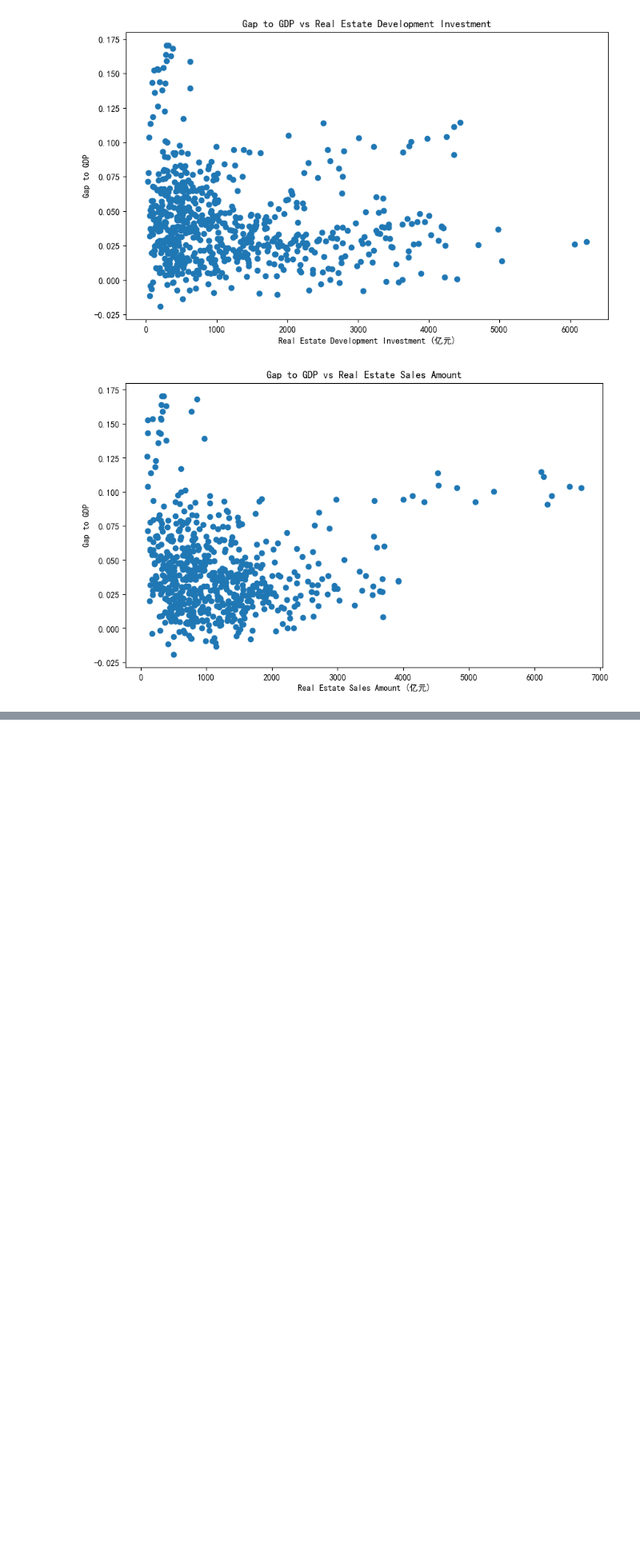
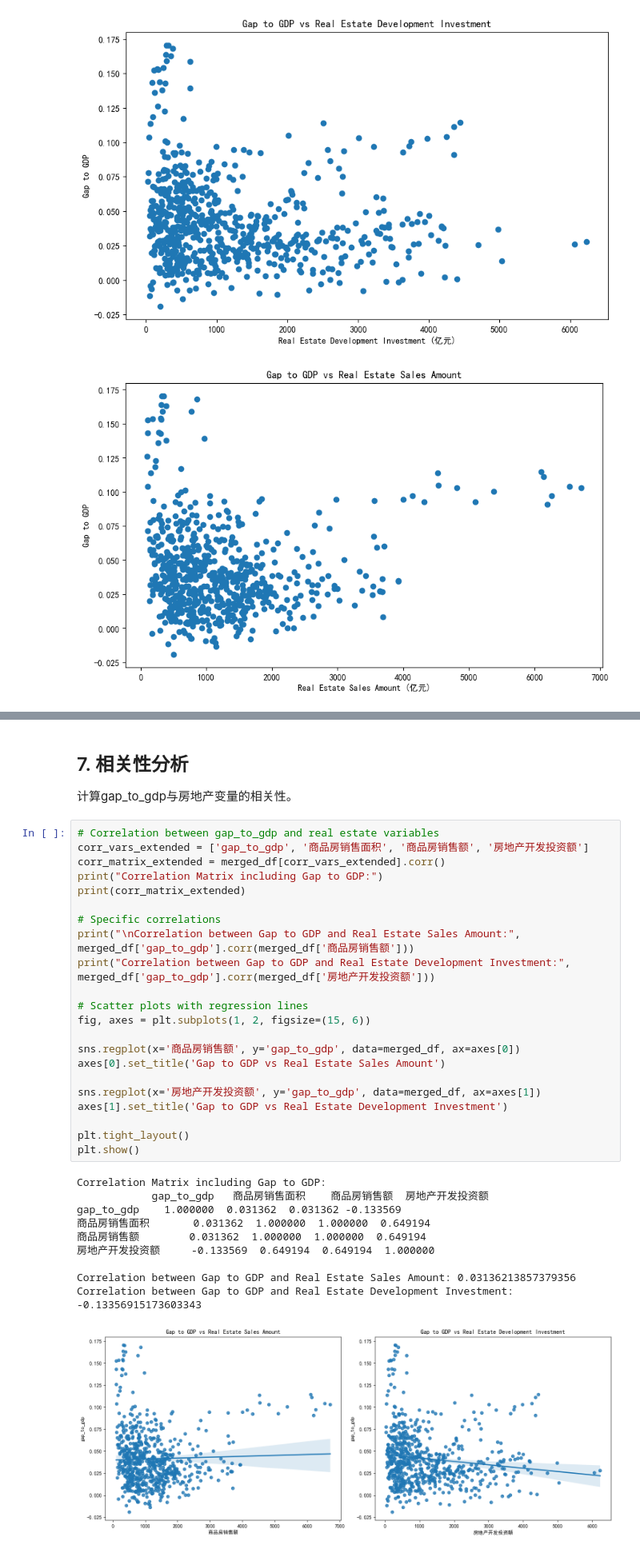
Before and after one commit to tianxm/data_analysis_hw, a Jupyter notebook: team_01/city-fiscal-gap-analysis/03_RealEstate_EDA_analysis.ipynb, the cells around one changed output, grey strips where cells are left out. Shown at 80% size. Cells and saved outputs as stored; diff of their text form; blank space fills up the shorter version.

```diff
--- a/team_01/city-fiscal-gap-analysis/03_RealEstate_EDA_analysis.ipynb
+++ b/team_01/city-fiscal-gap-analysis/03_RealEstate_EDA_analysis.ipynb
@@ -236,0 +296,37 @@ Average Gap to GDP by City:
+# %% [markdown]
+## 7. 相关性分析
+
+计算gap_to_gdp与房地产变量的相关性。
+# %%
+# Correlation between gap_to_gdp and real estate variables
+corr_vars_extended = ['gap_to_gdp', '商品房销售面积', '商品房销售额', '房地产开发投资额']
+corr_matrix_extended = merged_df[corr_vars_extended].corr()
+print("Correlation Matrix including Gap to GDP:")
+print(corr_matrix_extended)
+
+# Specific correlations
+print("\nCorrelation between Gap to GDP and Real Estate Sales Amount:", merged_df['gap_to_gdp'].corr(merged_df['商品房销售额']))
+print("Correlation between Gap to GDP and Real Estate Development Investment:", merged_df['gap_to_gdp'].corr(merged_df['房地产开发投资额']))
+
+# Scatter plots with regression lines
+fig, axes = plt.subplots(1, 2, figsize=(15, 6))
+
+sns.regplot(x='商品房销售额', y='gap_to_gdp', data=merged_df, ax=axes[0])
+axes[0].set_title('Gap to GDP vs Real Estate Sales Amount')
+
+sns.regplot(x='房地产开发投资额', y='gap_to_gdp', data=merged_df, ax=axes[1])
+axes[1].set_title('Gap to GDP vs Real Estate Development Investment')
+
+plt.tight_layout()
+plt.show()
+# %% [output]
+Correlation Matrix including Gap to GDP:
+            gap_to_gdp   商品房销售面积    商品房销售额  房地产开发投资额
+gap_to_gdp    1.000000  0.031362  0.031362 -0.133569
+商品房销售面积       0.031362  1.000000  1.000000  0.649194
+商品房销售额        0.031362  1.000000  1.000000  0.649194
+房地产开发投资额     -0.133569  0.649194  0.649194  1.000000
+
+Correlation between Gap to GDP and Real Estate Sales Amount: 0.03136213857379356
+Correlation between Gap to GDP and Real Estate Development Investment: -0.13356915173603343
+[figure, added]
```
Also changed, not shown: parts of 5 cells of this notebook.
